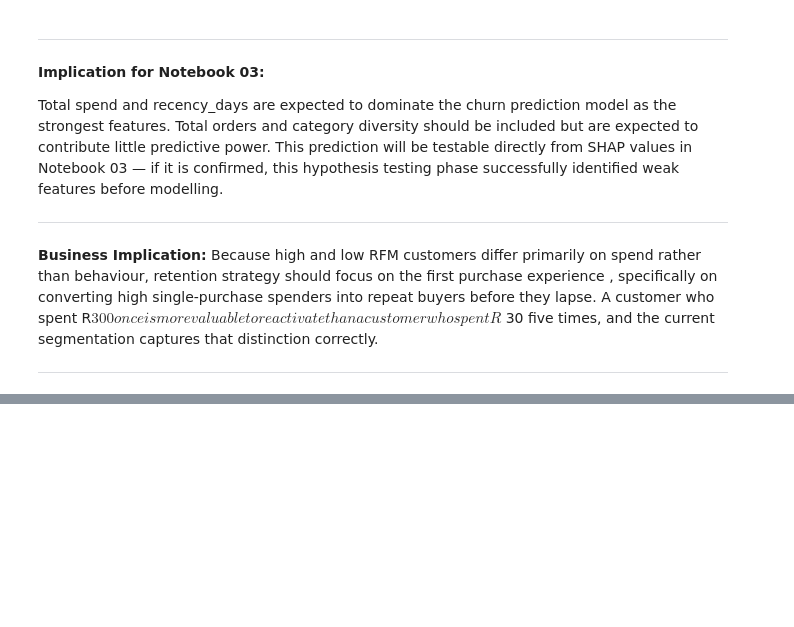
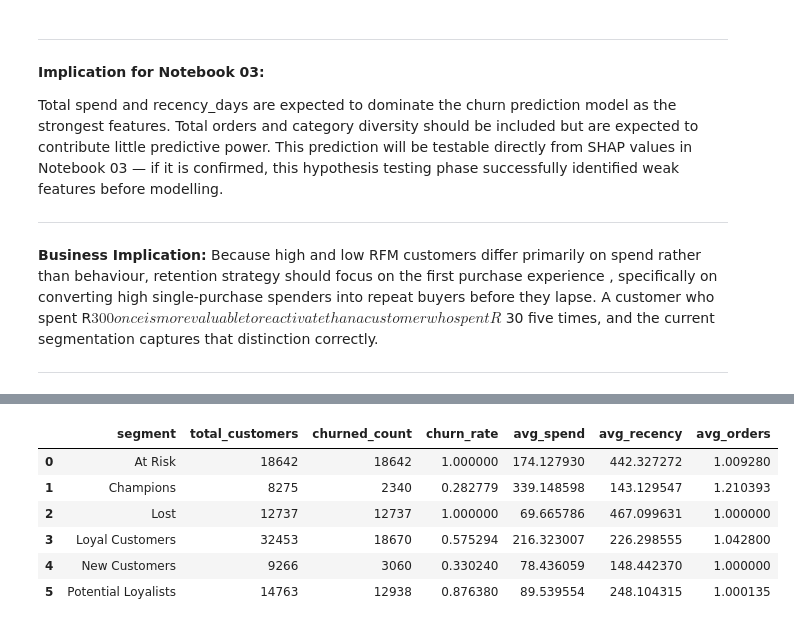
Before and after one commit to T-Letuka/Retail, a Jupyter notebook: notebooks/02_Statistical_analysis.ipynb, the cells around one changed output, grey strips where cells are left out. Drawn from its saved outputs; the diff is of its cells as text; code cells hidden in the pictures; blank space fills up the shorter version.

```diff
--- a/notebooks/02_Statistical_analysis.ipynb
+++ b/notebooks/02_Statistical_analysis.ipynb
@@ -1101,0 +1120,8 @@ the current segmentation captures that distinction correctly.
+# %%
+rfm['last_order'] = pd.to_datetime(rfm['last_order'], errors='coerce')
+# %%
+reference_date = master['order_purchase_timestamp'].max() + pd.Timedelta(days=1)
+print(f"\nReference date: {reference_date.date()}")
+print(f"Churn window:   180 days")
+print(f"Churn cutoff:   {(reference_date - pd.Timedelta(days=180)).date()}")
+print(f"(customers whose last order was before this date = churned)")
@@ -1101,0 +1133,6 @@ the current segmentation captures that distinction correctly.
+# %%
+rfm['days_since_last_order'] = (
+    reference_date - rfm['last_order']
+).dt.days
+# %%
+rfm['churned'] = (rfm['days_since_last_order'] > 180).astype(int)
@@ -1101,0 +1371,23 @@ the current segmentation captures that distinction correctly.
+# %%
+churn_by_segment = (
+    rfm.groupby('segment')
+    .agg(
+        total_customers = ('churned', 'count'),
+        churned_count   = ('churned', 'sum'),
+        churn_rate      = ('churned', 'mean'),
+        avg_spend       = ('total_spend', 'mean'),
+        avg_recency     = ('recency_days', 'mean'),
+        avg_orders      = ('total_orders', 'mean'),
+    )
+    .reset_index()
+)
+
+churn_by_segment.head(7)
+# %% [output]
+|  | segment | total_customers | churned_count | churn_rate | avg_spend | avg_recency | avg_orders |
+| 0 | At Risk | 18642 | 18642 | 1.000000 | 174.127930 | 442.327272 | 1.009280 |
+| 1 | Champions | 8275 | 2340 | 0.282779 | 339.148598 | 143.129547 | 1.210393 |
+| 2 | Lost | 12737 | 12737 | 1.000000 | 69.665786 | 467.099631 | 1.000000 |
+| 3 | Loyal Customers | 32453 | 18670 | 0.575294 | 216.323007 | 226.298555 | 1.042800 |
+| 4 | New Customers | 9266 | 3060 | 0.330240 | 78.436059 | 148.442370 | 1.000000 |
+| 5 | Potential Loyalists | 14763 | 12938 | 0.876380 | 89.539554 | 248.104315 | 1.000135 |
```
Also changed, not shown: parts of 16 cells of this notebook, 6 other files.
